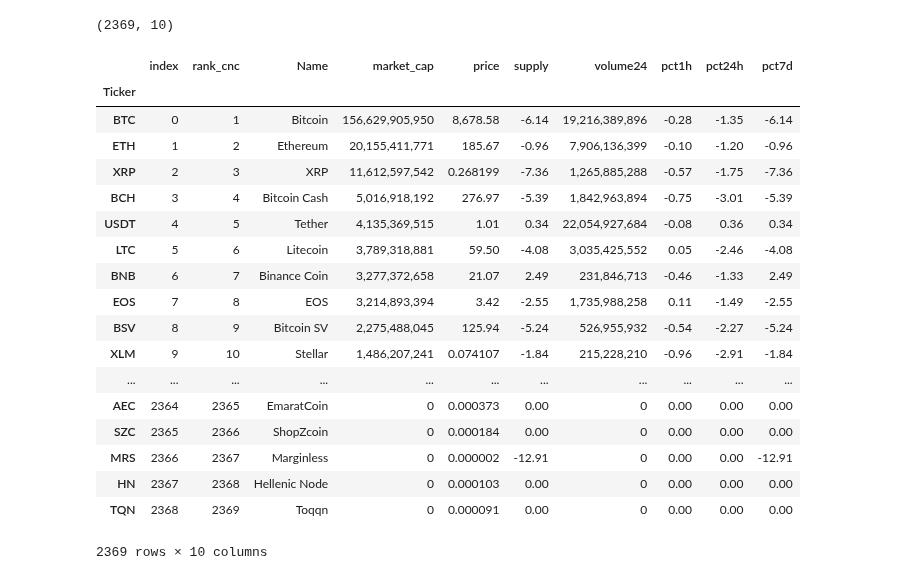
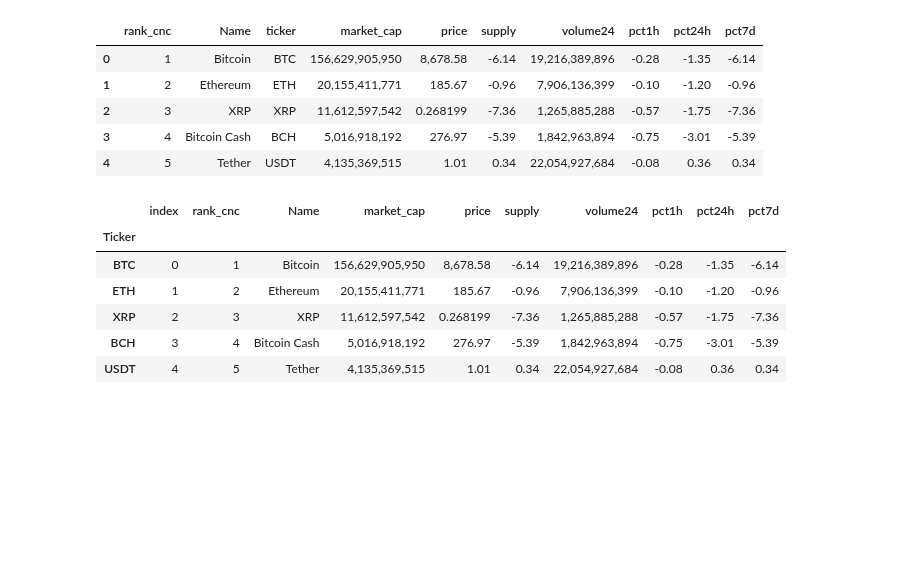
Before and after one commit to eccadena/ICO_Viability_Index, a Jupyter notebook: notebooks/libs/Eric/ready/cmc_track_merge.ipynb, the cells around one changed output. Cells and saved outputs as stored; diff of their text form; code cells hidden in the pictures; blank space fills up the shorter version.

```diff
--- a/notebooks/libs/Eric/ready/cmc_track_merge.ipynb
+++ b/notebooks/libs/Eric/ready/cmc_track_merge.ipynb
@@ -4,9 +4,14 @@ from path import Path
 # %%
 cmc_df = pd.read_csv(Path(f"../../../../data/cleandata/CMC_df.csv"))
 # %%
-cmc_df.shape
+cmc_df.head()
 # %% [output]
-(2369, 10)
+|  | rank_cnc | Name | ticker | market_cap | price | supply | volume24 | pct1h | pct24h | pct7d |
+| 0 | 1 | Bitcoin | BTC | 156,629,905,950 | 8,678.58 | -6.14 | 19,216,389,896 | -0.28 | -1.35 | -6.14 |
+| 1 | 2 | Ethereum | ETH | 20,155,411,771 | 185.67 | -0.96 | 7,906,136,399 | -0.10 | -1.20 | -0.96 |
+| 2 | 3 | XRP | XRP | 11,612,597,542 | 0.268199 | -7.36 | 1,265,885,288 | -0.57 | -1.75 | -7.36 |
+| 3 | 4 | Bitcoin Cash | BCH | 5,016,918,192 | 276.97 | -5.39 | 1,842,963,894 | -0.75 | -3.01 | -5.39 |
+| 4 | 5 | Tether | USDT | 4,135,369,515 | 1.01 | 0.34 | 22,054,927,684 | -0.08 | 0.36 | 0.34 |
 # %%
 cmc_df.head()
 cmc_df.reset_index(inplace=True)
@@ -14,26 +19,14 @@ cmc_df.reset_index(inplace=True)
 cmc_df.rename(columns = {'ticker':'Ticker'}, inplace=True)
 cmc_df.set_index('Ticker', inplace = True)
 # %%
-cmc_df
+cmc_df.head()
 # %% [output]
 |  | index | rank_cnc | Name | market_cap | price | supply | volume24 | pct1h | pct24h | pct7d |
 | Ticker |  |  |  |  |  |  |  |  |  |  |
 | BTC | 0 | 1 | Bitcoin | 156,629,905,950 | 8,678.58 | -6.14 | 19,216,389,896 | -0.28 | -1.35 | -6.14 |
 | ETH | 1 | 2 | Ethereum | 20,155,411,771 | 185.67 | -0.96 | 7,906,136,399 | -0.10 | -1.20 | -0.96 |
 | XRP | 2 | 3 | XRP | 11,612,597,542 | 0.268199 | -7.36 | 1,265,885,288 | -0.57 | -1.75 | -7.36 |
 | BCH | 3 | 4 | Bitcoin Cash | 5,016,918,192 | 276.97 | -5.39 | 1,842,963,894 | -0.75 | -3.01 | -5.39 |
 | USDT | 4 | 5 | Tether | 4,135,369,515 | 1.01 | 0.34 | 22,054,927,684 | -0.08 | 0.36 | 0.34 |
-| LTC | 5 | 6 | Litecoin | 3,789,318,881 | 59.50 | -4.08 | 3,035,425,552 | 0.05 | -2.46 | -4.08 |
-| BNB | 6 | 7 | Binance Coin | 3,277,372,658 | 21.07 | 2.49 | 231,846,713 | -0.46 | -1.33 | 2.49 |
-| EOS | 7 | 8 | EOS | 3,214,893,394 | 3.42 | -2.55 | 1,735,988,258 | 0.11 | -1.49 | -2.55 |
-| BSV | 8 | 9 | Bitcoin SV | 2,275,488,045 | 125.94 | -5.24 | 526,955,932 | -0.54 | -2.27 | -5.24 |
-| XLM | 9 | 10 | Stellar | 1,486,207,241 | 0.074107 | -1.84 | 215,228,210 | -0.96 | -2.91 | -1.84 |
-| ... | ... | ... | ... | ... | ... | ... | ... | ... | ... | ... |
-| AEC | 2364 | 2365 | EmaratCoin | 0 | 0.000373 | 0.00 | 0 | 0.00 | 0.00 | 0.00 |
-| SZC | 2365 | 2366 | ShopZcoin | 0 | 0.000184 | 0.00 | 0 | 0.00 | 0.00 | 0.00 |
-| MRS | 2366 | 2367 | Marginless | 0 | 0.000002 | -12.91 | 0 | 0.00 | 0.00 | -12.91 |
-| HN | 2367 | 2368 | Hellenic Node | 0 | 0.000103 | 0.00 | 0 | 0.00 | 0.00 | 0.00 |
-| TQN | 2368 | 2369 | Toqqn | 0 | 0.000091 | 0.00 | 0 | 0.00 | 0.00 | 0.00 |
-2369 rows × 10 columns
 # %%
 from apis import get_TrackICOAPI
```
Also changed, not shown: parts of 14 cells of this notebook, 4 other files.
